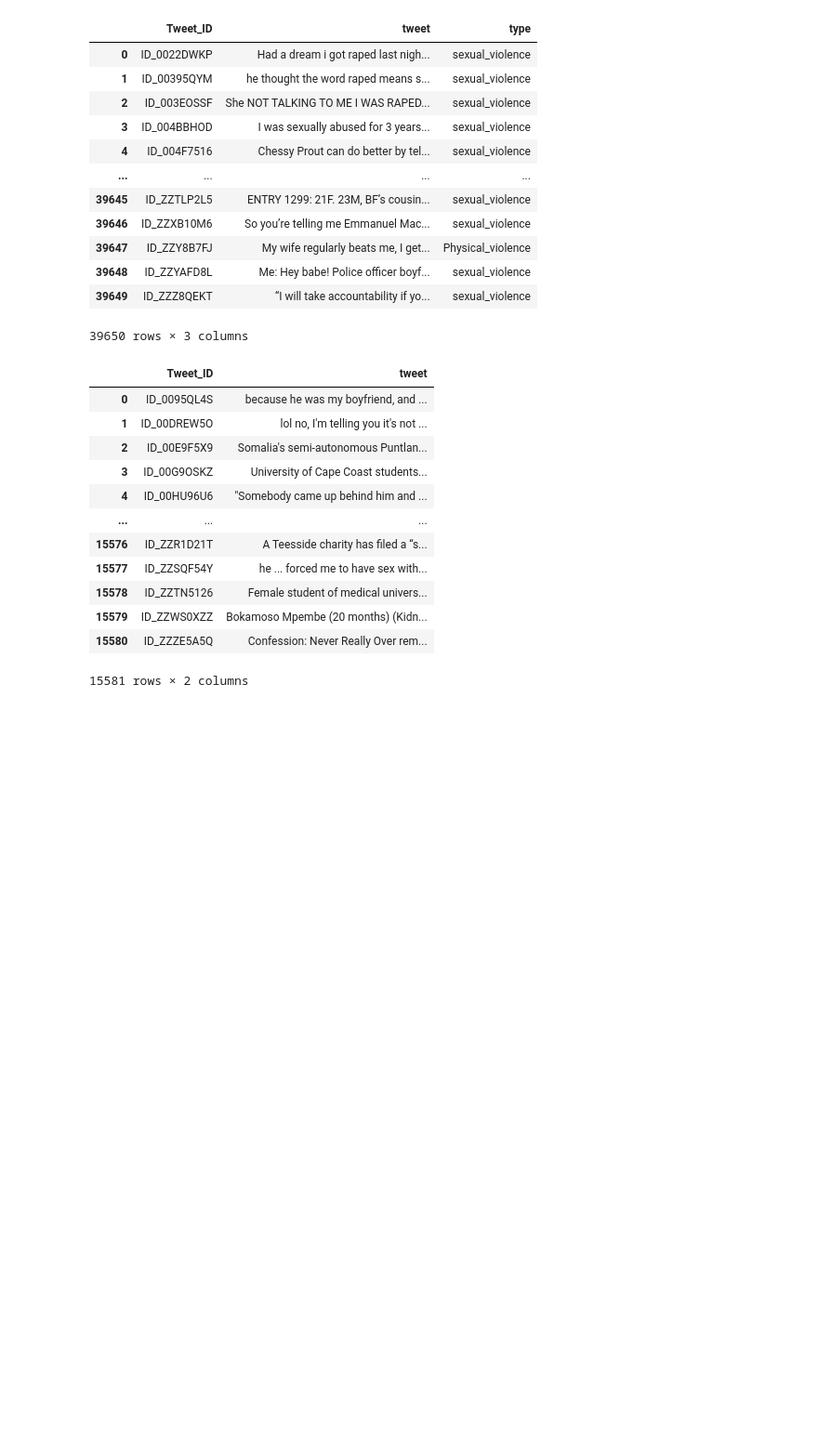
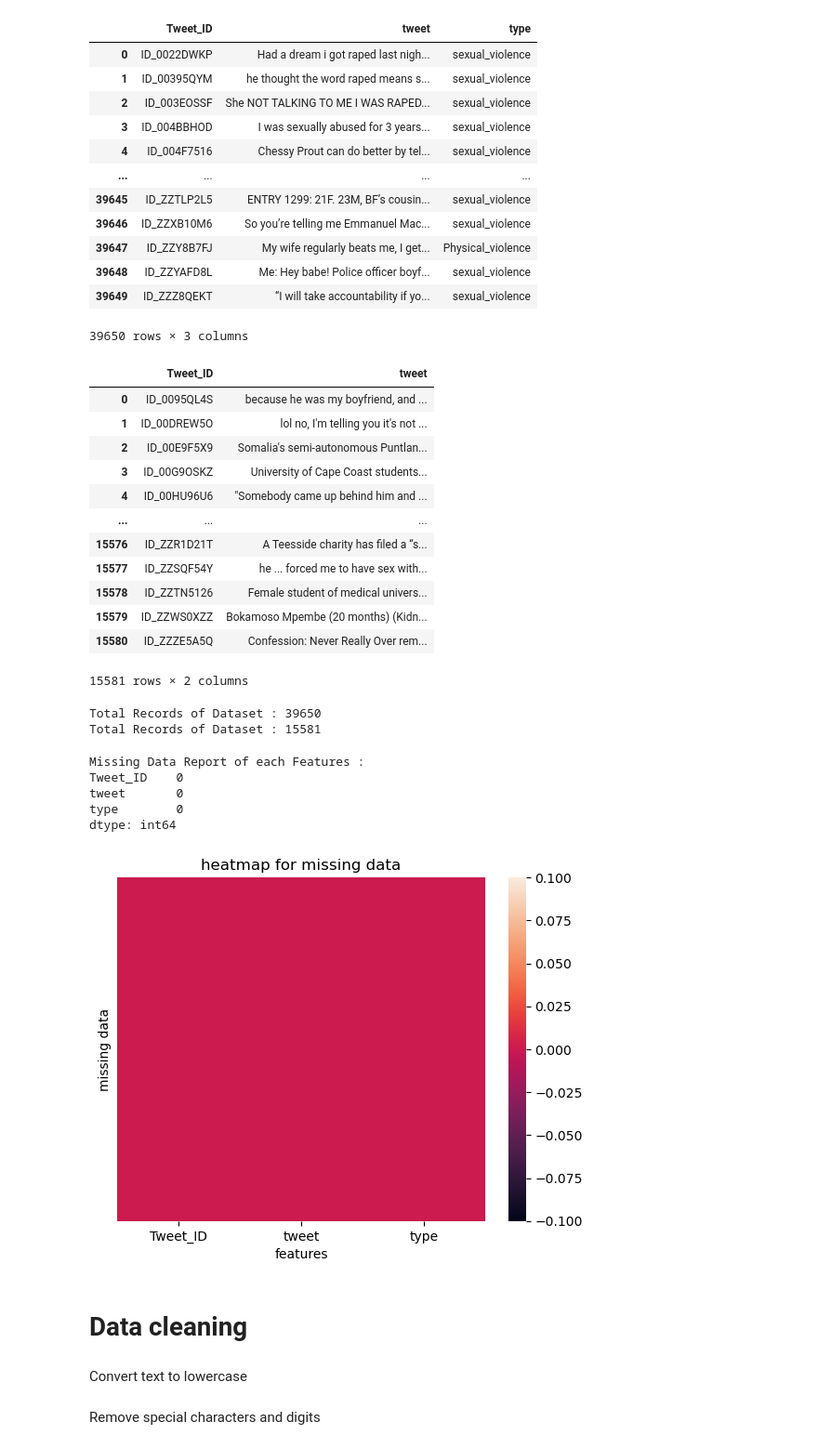
Before and after one commit to The-DigitalAcademy/Malebo_Gender_Based_Violence, a Jupyter notebook: Machine learning.ipynb, the cells around one changed output. Shown: that part at 93% size. Drawn from its saved outputs; the diff is of its cells as text; code cells hidden in the pictures; blank space fills up the shorter version.

Commit message:
cleaning

```diff
--- a/Machine learning.ipynb
+++ b/Machine learning.ipynb
@@ -66,3 +66,35 @@ test_data
 | 15579 | ID_ZZWS0XZZ | Bokamoso Mpembe (20 months) (Kidn... |
 | 15580 | ID_ZZZE5A5Q | Confession: Never Really Over rem... |
 15581 rows × 2 columns
+# %%
+# total records
+print("Total Records of Dataset : {}".format(len(train_data)))
+print("Total Records of Dataset : {}".format(len(test_data)))
+# %% [output]
+Total Records of Dataset : 39650
+Total Records of Dataset : 15581
+# %%
+# missing data management
+print("Missing Data Report of each Features : \n{}".format(train_data.isna().sum()))
+
+sns.heatmap(
+    train_data.isna(),
+    cbar = 'viridis',
+    yticklabels = False
+)
+plt.xlabel('features')
+plt.ylabel('missing data')
+plt.title('heatmap for missing data')
+plt.show()
+plt.close()
+# %% [output]
+Missing Data Report of each Features :
+Tweet_ID    0
+tweet       0
+type        0
+dtype: int64
+[figure, added]
+# %% [markdown]
+# Data cleaning
+# %% [markdown]
+Convert text to lowercase
@@ -68,0 +104,2 @@ test_data
+# %% [markdown]
+Remove special characters and digits
```
Also changed, not shown: parts of 10 cells of this notebook.
